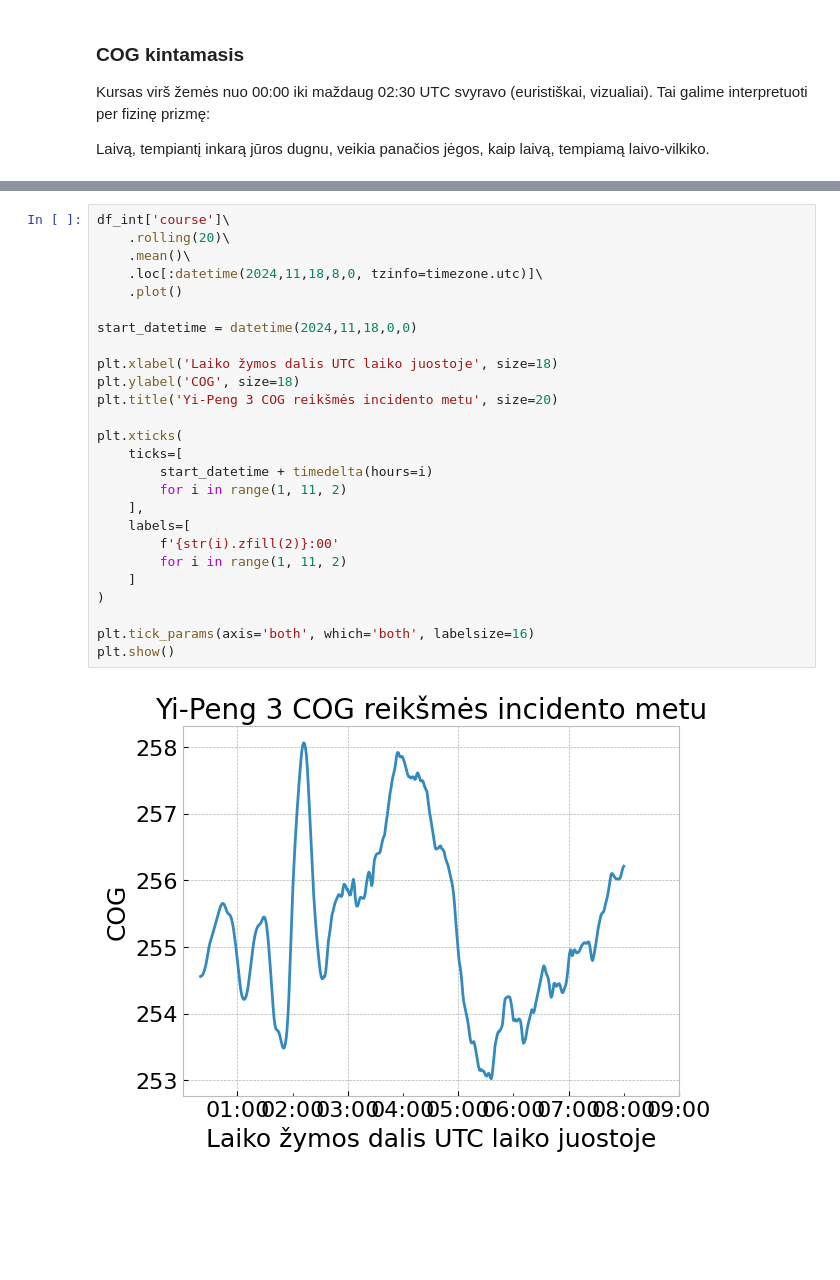
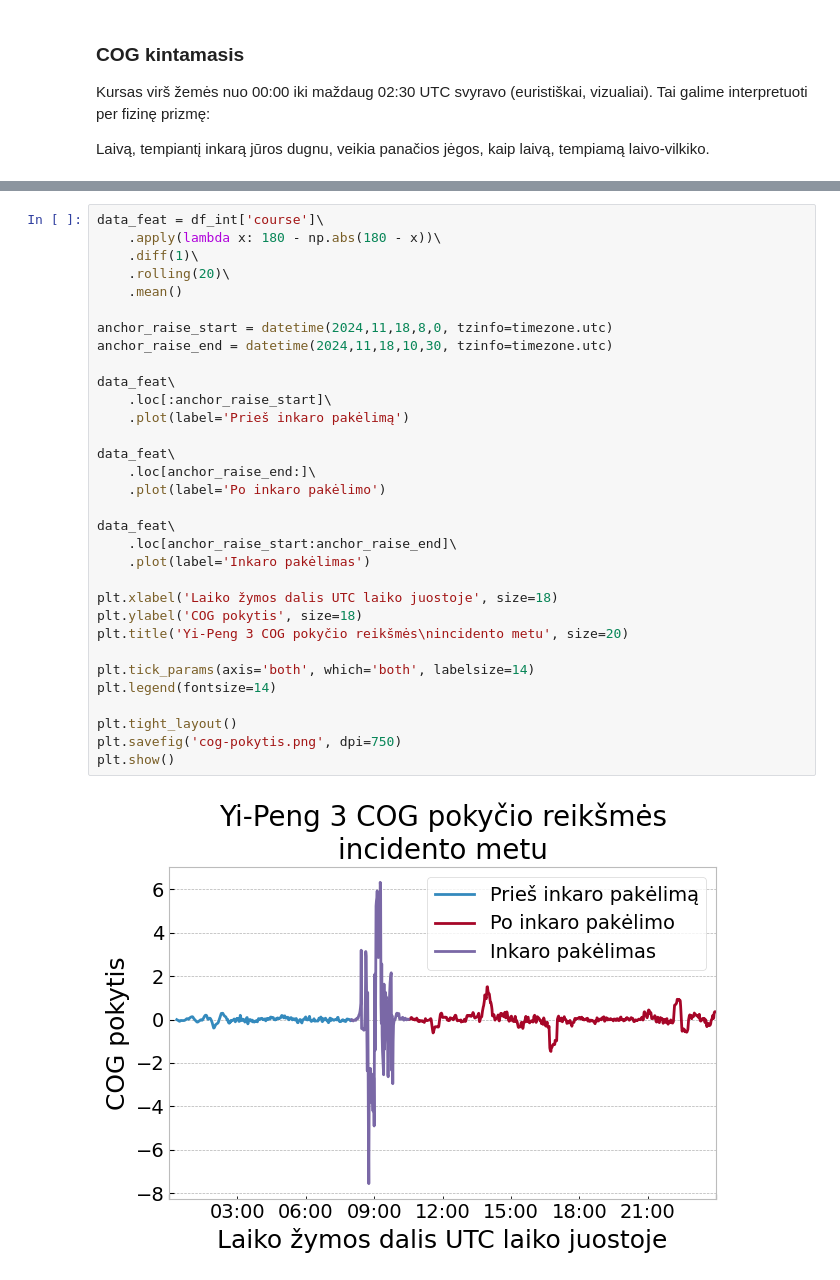
Before and after one commit to lukasjanusauskas/lukas-jan-kursinis-projektas, a Jupyter notebook: notebooks/pradine-atvejo-analize.ipynb, the cells around one changed output, grey strips where cells are left out. Cells and saved outputs as stored; diff of their text form; blank space fills up the shorter version.

```diff
--- a/notebooks/pradine-atvejo-analize.ipynb
+++ b/notebooks/pradine-atvejo-analize.ipynb
@@ -66,28 +62,34 @@ list( range(1,9,2) )
 # %%
-df_int['course']\
+data_feat = df_int['course']\
+    .apply(lambda x: 180 - np.abs(180 - x))\
+    .diff(1)\
     .rolling(20)\
-    .mean()\
-    .loc[:datetime(2024,11,18,8,0, tzinfo=timezone.utc)]\
-    .plot()
+    .mean()
 
-start_datetime = datetime(2024,11,18,0,0)
+anchor_raise_start = datetime(2024,11,18,8,0, tzinfo=timezone.utc)
+anchor_raise_end = datetime(2024,11,18,10,30, tzinfo=timezone.utc)
+
+data_feat\
+    .loc[:anchor_raise_start]\
+    .plot(label='Prieš inkaro pakėlimą')
+
+data_feat\
+    .loc[anchor_raise_end:]\
+    .plot(label='Po inkaro pakėlimo')
+
+data_feat\
+    .loc[anchor_raise_start:anchor_raise_end]\
+    .plot(label='Inkaro pakėlimas')
 
 plt.xlabel('Laiko žymos dalis UTC laiko juostoje', size=18)
-plt.ylabel('COG', size=18)
-plt.title('Yi-Peng 3 COG reikšmės incidento metu', size=20)
+plt.ylabel('COG pokytis', size=18)
+plt.title('Yi-Peng 3 COG pokyčio reikšmės\nincidento metu', size=20)
 
-plt.xticks(
-    ticks=[
-        start_datetime + timedelta(hours=i)
-        for i in range(1, 11, 2)
-    ],
-    labels=[
-        f'{str(i).zfill(2)}:00'
-        for i in range(1, 11, 2)
-    ]
-)
+plt.tick_params(axis='both', which='both', labelsize=14)
+plt.legend(fontsize=14)
 
-plt.tick_params(axis='both', which='both', labelsize=16)
+plt.tight_layout()
+plt.savefig('cog-pokytis.png', dpi=750)
 plt.show()
 # %% [output]
-[figure, old version]
+[figure, new version]
```
Also changed, not shown: parts of 24 cells of this notebook, 23 other files.
